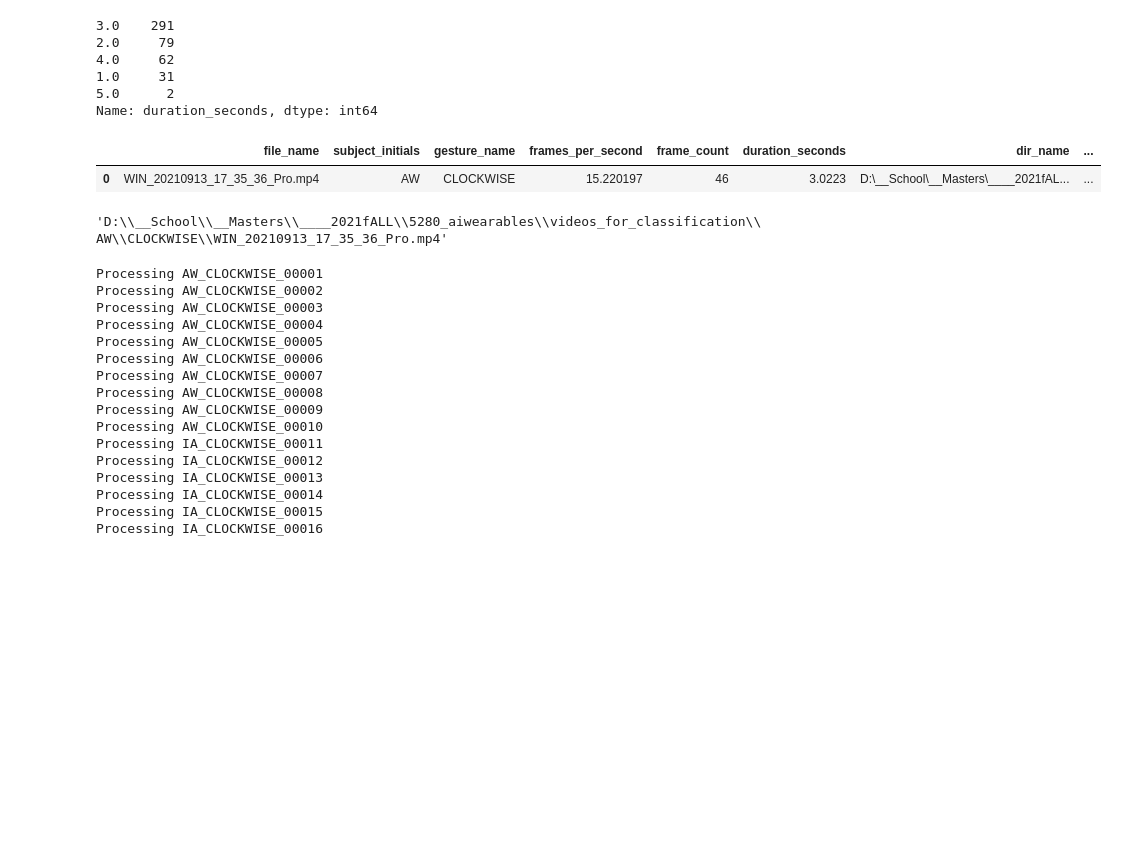
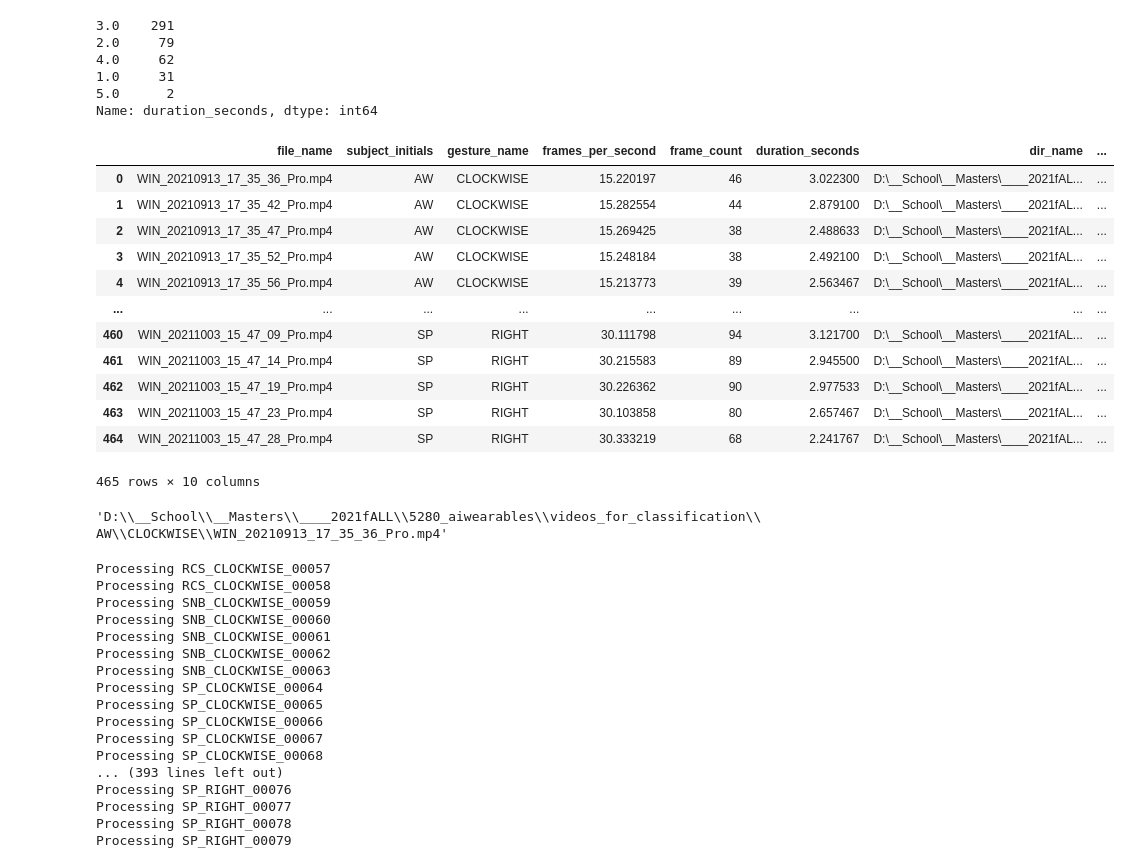
Before and after one commit to RCSnyder/video-classification, a Jupyter notebook: video_frame_extractor.ipynb, the cells around one changed output. Saved outputs shown, nothing was run; the diff lists cells and outputs as text; code cells hidden in the pictures; blank space fills up the shorter version.

```diff
--- a/video_frame_extractor.ipynb
+++ b/video_frame_extractor.ipynb
@@ -274,10 +274,21 @@ def create_video_folder_names(df, gesture_names):
 # %%
 df = create_video_folder_names(df, GESTURE_NAMES)
 # %%
-df.head(1)
+df
 # %% [output]
 |  | file_name | subject_initials | gesture_name | frames_per_second | frame_count | duration_seconds | dir_name | ... |
-| 0 | WIN_20210913_17_35_36_Pro.mp4 | AW | CLOCKWISE | 15.220197 | 46 | 3.0223 | D:\__School\__Masters\____2021fAL... | ... |
+| 0 | WIN_20210913_17_35_36_Pro.mp4 | AW | CLOCKWISE | 15.220197 | 46 | 3.022300 | D:\__School\__Masters\____2021fAL... | ... |
+| 1 | WIN_20210913_17_35_42_Pro.mp4 | AW | CLOCKWISE | 15.282554 | 44 | 2.879100 | D:\__School\__Masters\____2021fAL... | ... |
+| 2 | WIN_20210913_17_35_47_Pro.mp4 | AW | CLOCKWISE | 15.269425 | 38 | 2.488633 | D:\__School\__Masters\____2021fAL... | ... |
+| 3 | WIN_20210913_17_35_52_Pro.mp4 | AW | CLOCKWISE | 15.248184 | 38 | 2.492100 | D:\__School\__Masters\____2021fAL... | ... |
+| 4 | WIN_20210913_17_35_56_Pro.mp4 | AW | CLOCKWISE | 15.213773 | 39 | 2.563467 | D:\__School\__Masters\____2021fAL... | ... |
+| ... | ... | ... | ... | ... | ... | ... | ... | ... |
+| 460 | WIN_20211003_15_47_09_Pro.mp4 | SP | RIGHT | 30.111798 | 94 | 3.121700 | D:\__School\__Masters\____2021fAL... | ... |
+| 461 | WIN_20211003_15_47_14_Pro.mp4 | SP | RIGHT | 30.215583 | 89 | 2.945500 | D:\__School\__Masters\____2021fAL... | ... |
+| 462 | WIN_20211003_15_47_19_Pro.mp4 | SP | RIGHT | 30.226362 | 90 | 2.977533 | D:\__School\__Masters\____2021fAL... | ... |
+| 463 | WIN_20211003_15_47_23_Pro.mp4 | SP | RIGHT | 30.103858 | 80 | 2.657467 | D:\__School\__Masters\____2021fAL... | ... |
+| 464 | WIN_20211003_15_47_28_Pro.mp4 | SP | RIGHT | 30.333219 | 68 | 2.241767 | D:\__School\__Masters\____2021fAL... | ... |
+465 rows × 10 columns
 # %%
 df.dir_name[0]
 # %% [output]
@@ -297,21 +308,22 @@ def populate_frames(df, target_directory, gesture_names):
 
     df.apply(per_row, axis=1)
 # %%
-populate_frames(df, TEST_TARGET_DIR, GESTURE_NAMES)
+populate_frames(df[56:], TEST_TARGET_DIR, GESTURE_NAMES)
 # %% [output]
-Processing AW_CLOCKWISE_00001
-Processing AW_CLOCKWISE_00002
-Processing AW_CLOCKWISE_00003
-Processing AW_CLOCKWISE_00004
-Processing AW_CLOCKWISE_00005
-Processing AW_CLOCKWISE_00006
-Processing AW_CLOCKWISE_00007
-Processing AW_CLOCKWISE_00008
-Processing AW_CLOCKWISE_00009
-Processing AW_CLOCKWISE_00010
-Processing IA_CLOCKWISE_00011
-Processing IA_CLOCKWISE_00012
-Processing IA_CLOCKWISE_00013
-Processing IA_CLOCKWISE_00014
-Processing IA_CLOCKWISE_00015
-Processing IA_CLOCKWISE_00016
+Processing RCS_CLOCKWISE_00057
+Processing RCS_CLOCKWISE_00058
+Processing SNB_CLOCKWISE_00059
+Processing SNB_CLOCKWISE_00060
+Processing SNB_CLOCKWISE_00061
+Processing SNB_CLOCKWISE_00062
+Processing SNB_CLOCKWISE_00063
+Processing SP_CLOCKWISE_00064
+Processing SP_CLOCKWISE_00065
+Processing SP_CLOCKWISE_00066
+Processing SP_CLOCKWISE_00067
+Processing SP_CLOCKWISE_00068
+... (393 lines left out)
+Processing SP_RIGHT_00076
+Processing SP_RIGHT_00077
+Processing SP_RIGHT_00078
+Processing SP_RIGHT_00079
```
Also changed, not shown: parts of 1 cell of this notebook.
